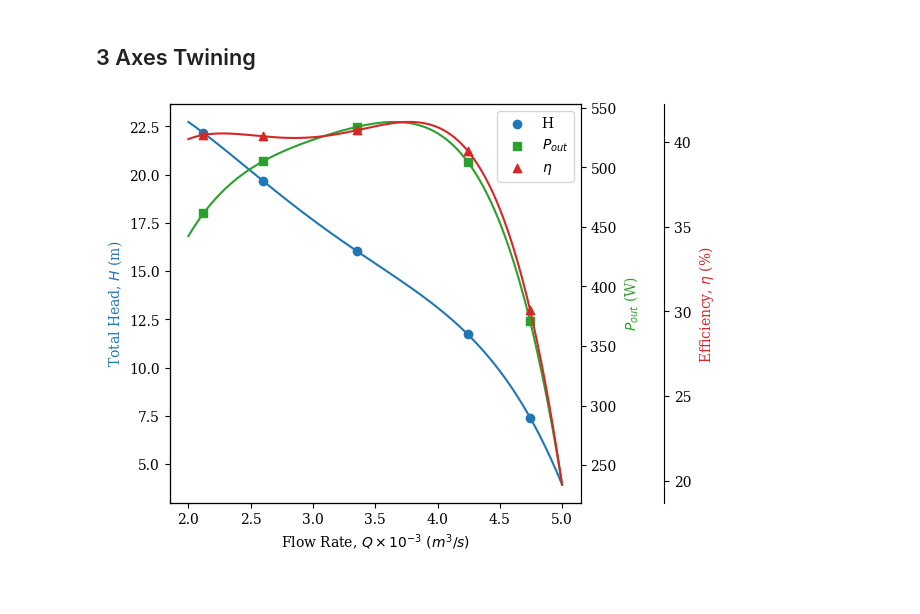
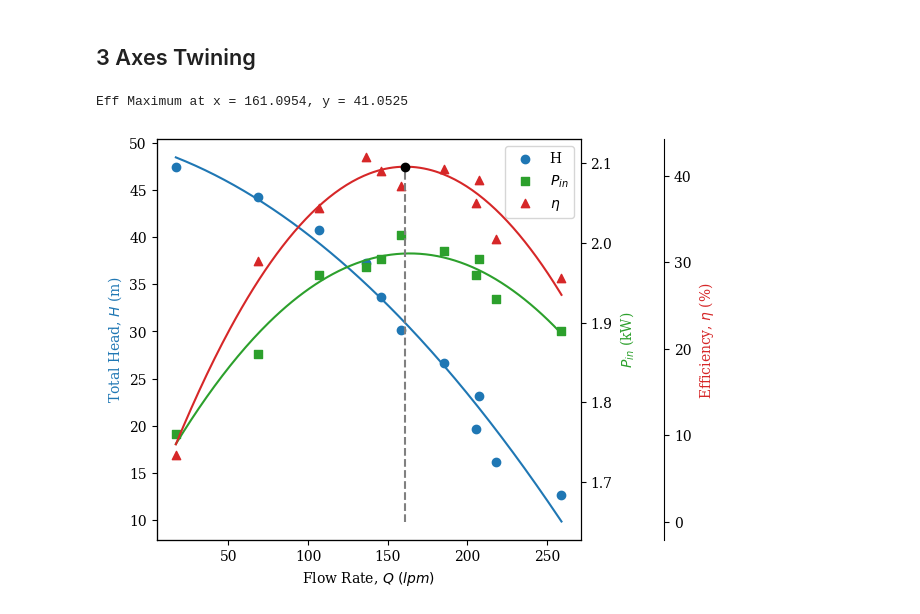
Before and after one commit to SalehShuvo/Plotting, a Jupyter notebook: twin_axes_plot.ipynb, the cells around one changed output. Cells and saved outputs as stored; diff of their text form; code cells hidden in the pictures.

```diff
--- a/twin_axes_plot.ipynb
+++ b/twin_axes_plot.ipynb
@@ -65,22 +82,31 @@ plt.show()
 # %%
 import matplotlib.pyplot as plt
 import numpy as np
+from scipy.optimize import minimize_scalar
+
 plt.rcParams['font.family'] = 'serif'
 plt.rcParams['font.serif'] = ['DejaVu Serif']
 
 # Data
-Q = np.array([4.743, 4.243, 3.354, 2.598, 2.121])
-H = np.array([7.418, 11.727, 16.035, 19.684, 22.162])
-Pout = np.array([370.88, 504.54, 534.03, 505.01, 461.3])
-Efficiency = np.array([30.08, 39.48, 40.7, 40.34, 40.42])
+Q = np.array([258.72, 217.71, 205.338, 207.044, 185.45, 158.53, 145.66, 136.25, 106.71, 68.80, 17.37])
+
+H = np.array([12.6, 16.13, 19.63, 23.145, 26.66, 30.17, 33.687, 37.2, 40.72, 44.23, 47.47])
+# Output power Pout (kW)
+# Pout = np.array([0.533, 0.631, 0.723, 0.783, 0.811,
+#                  0.781, 0.802, 0.83 , 0.71 , 0.56 , 0.136])
+Pin = np.array([1.89, 1.93, 1.96, 1.98, 1.99, 2.01, 1.98, 1.97, 1.96, 1.86, 1.76])
+
+# Efficiency η (%)
+Efficiency = np.array([28.20, 32.68, 36.89, 39.55, 40.74,
+                38.86, 40.52, 42.13, 36.22, 30.11,  7.72])
 
 # Curve fits (2nd degree polynomial)
-coeffs_H = np.polyfit(Q, H, 4)
-coeffs_Pout = np.polyfit(Q, Pout, 4)
-coeffs_Eff = np.polyfit(Q, Efficiency, 4)
+coeffs_H = np.polyfit(Q, H, 2)
+coeffs_Pin = np.polyfit(Q, Pin, 2)
+coeffs_Eff = np.polyfit(Q, Efficiency, 2)
 
 poly_H = np.poly1d(coeffs_H)
-poly_Pout = np.poly1d(coeffs_Pout)
+poly_Pin = np.poly1d(coeffs_Pin)
 poly_Eff = np.poly1d(coeffs_Eff)
 
 # Fine Q for smooth curves
@@ -94,36 +120,70 @@ ax3 = ax1.twinx()
 ax3.spines["right"].set_position(("outward", 60))
 
 # Plot data points
 ax1.scatter(Q, H, color='tab:blue', marker='o', label='H')
-ax2.scatter(Q, Pout, color='tab:green', marker='s', label='$P_{out}$')
+ax2.scatter(Q, Pin, color='tab:green', marker='s', label='$P_{in}$')
 ax3.scatter(Q, Efficiency, color='tab:red', marker='^', label='$\\eta$')
 
 # Plot fitted curves
 ax1.plot(Q_fit, poly_H(Q_fit), color='tab:blue', linestyle='-')
-ax2.plot(Q_fit, poly_Pout(Q_fit), color='tab:green', linestyle='-')
+ax2.plot(Q_fit, poly_Pin(Q_fit), color='tab:green', linestyle='-')
+ax2.set_aspect(500)
 ax3.plot(Q_fit, poly_Eff(Q_fit), color='tab:red', linestyle='-')
 
+
+
+# --- 2) Define the “negative” of your fitted function:
+f_neg = lambda xx: -p(xx)
+
+# --- 3) Call minimize_scalar on f_neg, bounded to your data range:
+res = minimize_scalar(
+    f_neg,
+    bounds=(Q.min(), Q.max()),
+    method='bounded'
+)
+
+# --- 4) Extract the maximizer and max value:
+x_max = res.x
+y_max = p(x_max)
+print(f"Eff Maximum at x = {x_max:.4f}, y = {y_max:.4f}")
+
+plt.scatter([x_max], [y_max], color='black', zorder=5, marker='o')
+
+
+
+plt.vlines(x_max,
+           ymin=0,  # start of the line
+           ymax=y_max + 0.1,   # end of the line
+           colors='gray',
+           linestyles='--',
+           )
+
+
+
+
 # Labels
-ax1.set_xlabel('Flow Rate, $Q\\times 10^{-3}$ $(m^3/s)$')
+ax1.set_xlabel('Flow Rate, $Q$ $(lpm)$')
 ax1.set_ylabel('Total Head, $H$ (m)', color='tab:blue')
-ax2.set_ylabel('$P_{out}$ (W)', color='tab:green')
+ax2.set_ylabel('$P_{in}$ (kW)', color='tab:green')
 ax3.set_ylabel('Efficiency, $\\eta$ (%) ', color='tab:red')
 
 # Legends
 lines = []
 labels = []
 for ax in [ax1, ax2, ax3]:
     l, lbl = ax.get_legend_handles_labels()
     lines += l
     labels += lbl
 ax1.legend(lines, labels, loc='best')
 
 # # Add Gridlines
 # plt.grid(which='both', axis='both', linestyle='-', linewidth=0.5)
 
 # plt.title('H, Pout, and Efficiency vs Q with Curve Fits')
+
 plt.tight_layout()
-plt.savefig('my_figure3.png', dpi=600)
+plt.savefig('submersible_pump_characteristics.png', dpi=600)
 plt.show()
 # %% [output]
+Eff Maximum at x = 161.0954, y = 41.0525
-[figure, old version]
+[figure, new version]
```
Also changed, not shown: parts of 3 cells of this notebook, 6 other files.
